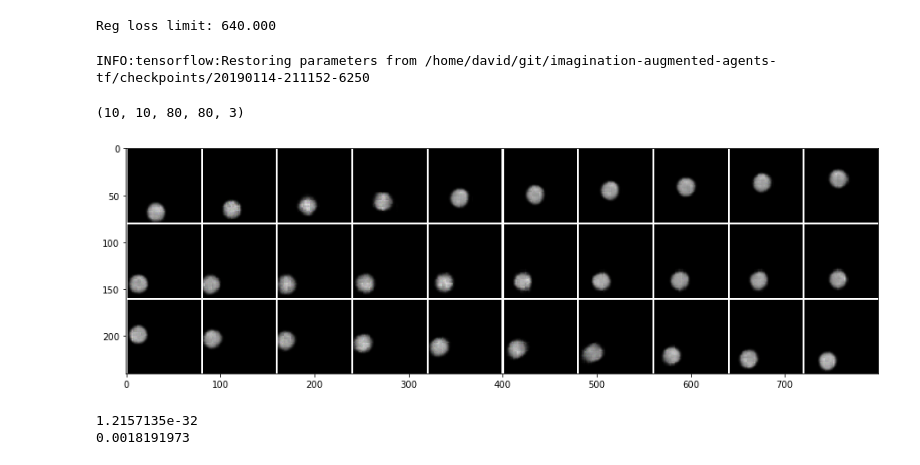
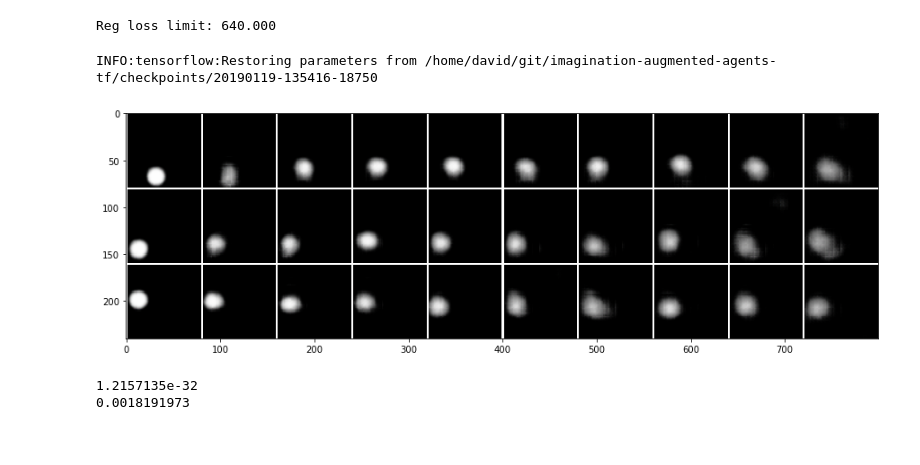
Before and after one commit to davidsandberg/imagination-augmented-agents-tf, a Jupyter notebook: bouncing_ball_prediction.ipynb, the cells around one changed output. Drawn from its saved outputs; the diff is of its cells as text; code cells hidden in the pictures.

```diff
--- a/bouncing_ball_prediction.ipynb
+++ b/bouncing_ball_prediction.ipynb
@@ -45,33 +47,31 @@ tf.reset_default_graph()
 length, width, height, depth = (13, 80, 80, 3)
 obs_ph = tf.placeholder(tf.float32, [None, length, width, height, depth])
 actions_ph = tf.placeholder(tf.int32, [None, length])
+is_inference_ph = tf.placeholder(tf.bool, ())
 
 with tf.variable_scope('env_model'):
-    m = model.EnvModel(obs_ph, actions_ph, 1, 10)
+    m = model.EnvModel(is_inference_ph, obs_ph, actions_ph, 1, 10)
 saver = tf.train.Saver()
 # %% [output]
 Reg loss limit: 640.000
 # %%
-checkpoint = '/home/david/git/imagination-augmented-agents-tf/checkpoints/20190114-211152-6250'
+checkpoint = '/home/david/git/imagination-augmented-agents-tf/checkpoints/20190119-135416-18750'
 with tf.Session() as sess:
     saver.restore(sess, checkpoint)
 
     obs = test[0:10,:13,:,:,:]
     actions = np.zeros((10,13), dtype=np.float32)
+    is_inference = False
 
-    feed_dict = {obs_ph:obs, actions_ph:actions}
+    feed_dict = {is_inference_ph:is_inference, obs_ph:obs, actions_ph:actions}
 
     obs_hat_ = sess.run(m.obs_hat, feed_dict=feed_dict)
 # %% [output]
-INFO:tensorflow:Restoring parameters from /home/david/git/imagination-augmented-agents-tf/checkpoints/20190114-211152-6250
+INFO:tensorflow:Restoring parameters from /home/david/git/imagination-augmented-agents-tf/checkpoints/20190119-135416-18750
-# %%
-obs_hat_.shape
-# %% [output]
-(10, 10, 80, 80, 3)
 # %%
-show_sequence(obs_hat_[:3,:10,:,:,:]*500)
+show_sequence(obs_hat_[:3,:10,:,:,:])
 # %% [output]
-[figure, old version]
+[figure, new version]
 # %%
 print(np.min(obs_hat_))
 print(np.max(obs_hat_))
```
Also changed, not shown: parts of 1 cell of this notebook, 1 other file.
